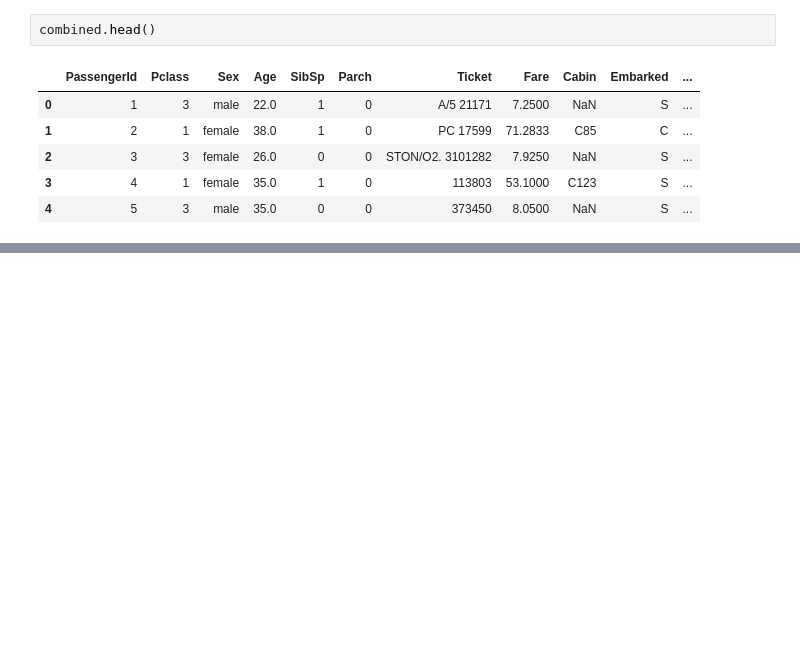
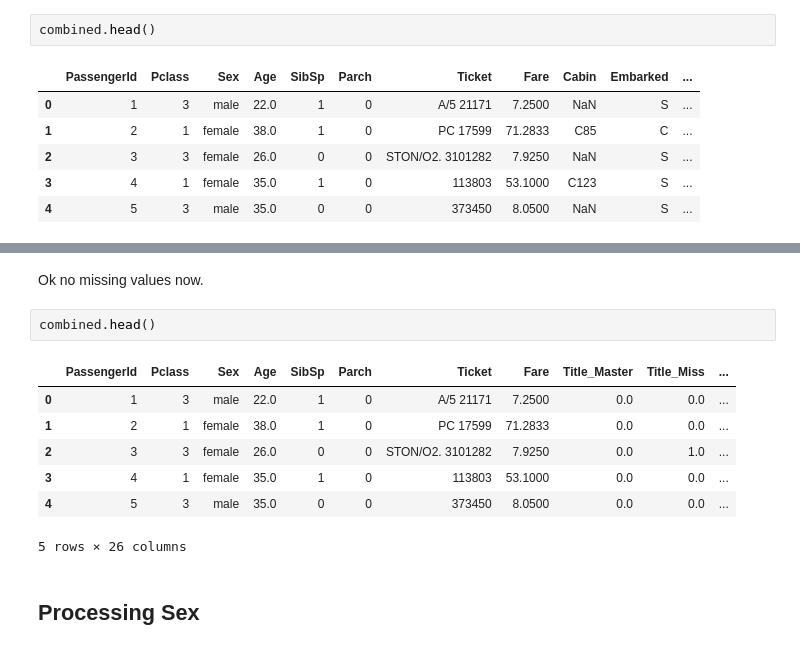
Before and after one commit to Naveed1842/DataScience-Projects, a Jupyter notebook: kaggle-titanic/Data_Exploration.ipynb, the cells around one changed output, grey strips where cells are left out. Drawn from its saved outputs; the diff is of its cells as text; blank space fills up the shorter version.

```diff
--- a/kaggle-titanic/Data_Exploration.ipynb
+++ b/kaggle-titanic/Data_Exploration.ipynb
@@ -421,0 +601,14 @@ combined.head()
+# %% [markdown]
+Ok no missing values now.
+# %%
+combined.head()
+# %% [output]
+|  | PassengerId | Pclass | Sex | Age | SibSp | Parch | Ticket | Fare | Title_Master | Title_Miss | ... |
+| 0 | 1 | 3 | male | 22.0 | 1 | 0 | A/5 21171 | 7.2500 | 0.0 | 0.0 | ... |
+| 1 | 2 | 1 | female | 38.0 | 1 | 0 | PC 17599 | 71.2833 | 0.0 | 0.0 | ... |
+| 2 | 3 | 3 | female | 26.0 | 0 | 0 | STON/O2. 3101282 | 7.9250 | 0.0 | 1.0 | ... |
+| 3 | 4 | 1 | female | 35.0 | 1 | 0 | 113803 | 53.1000 | 0.0 | 0.0 | ... |
+| 4 | 5 | 3 | male | 35.0 | 0 | 0 | 373450 | 8.0500 | 0.0 | 0.0 | ... |
+5 rows × 26 columns
+# %% [markdown]
+## Processing Sex
```
Also changed, not shown: parts of 72 cells of this notebook.
